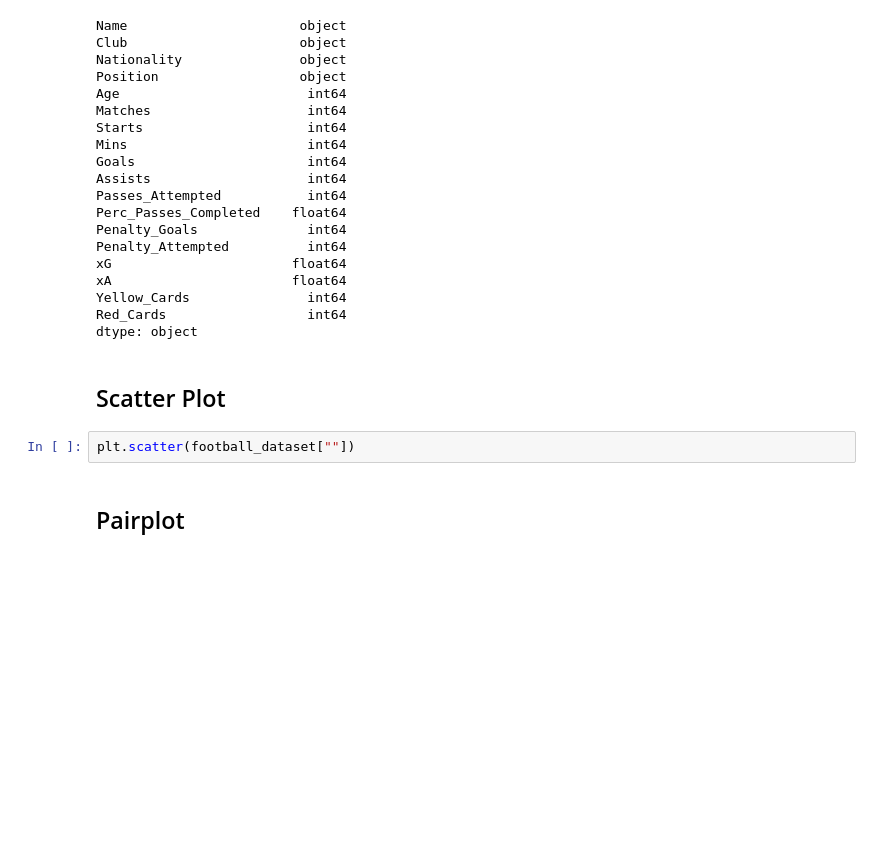
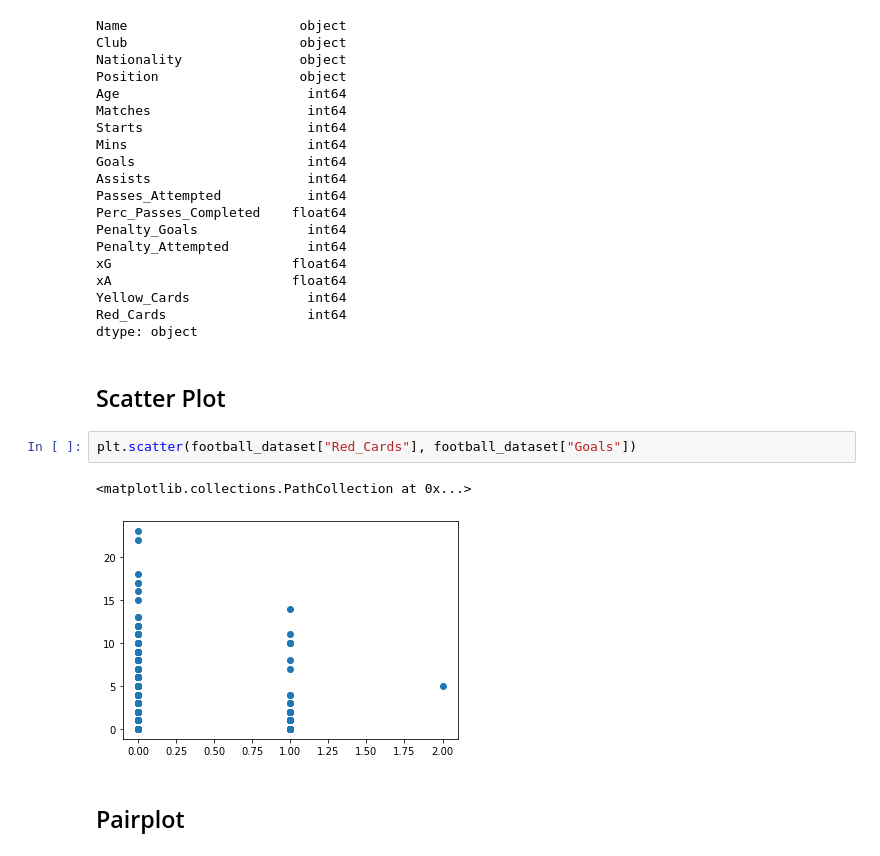
Before and after one commit to vijananish/exploratory-data-analysis, a Jupyter notebook: football-dataset/football-dataset.ipynb, the cells around one changed output. Drawn from its saved outputs; the diff is of its cells as text; blank space fills up the shorter version.

Commit message:
football dataset eda final

```diff
--- a/football-dataset/football-dataset.ipynb
+++ b/football-dataset/football-dataset.ipynb
@@ -62,7 +64,10 @@ dtype: object
 # %% [markdown]
 ## Scatter Plot
 # %%
-plt.scatter(football_dataset[""])
+plt.scatter(football_dataset["Red_Cards"], football_dataset["Goals"])
+# %% [output]
+<matplotlib.collections.PathCollection at 0x...>
+[figure, added]
 # %% [markdown]
 ## Pairplot
 # %%
```
Also changed, not shown: parts of 47 cells of this notebook.
